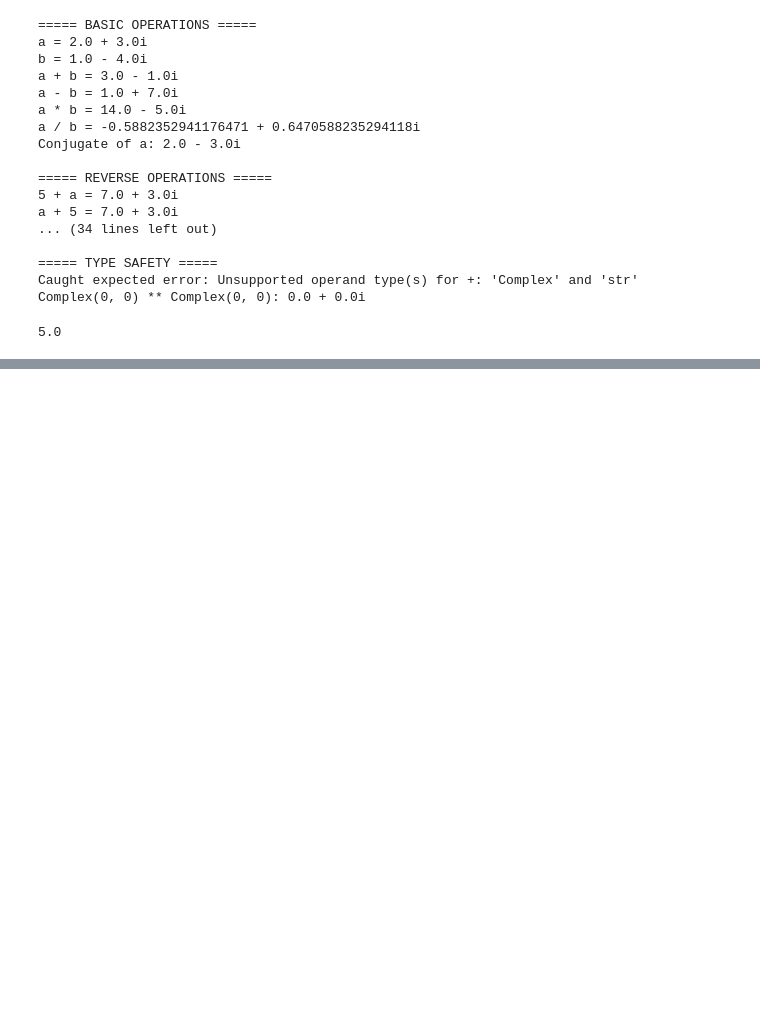
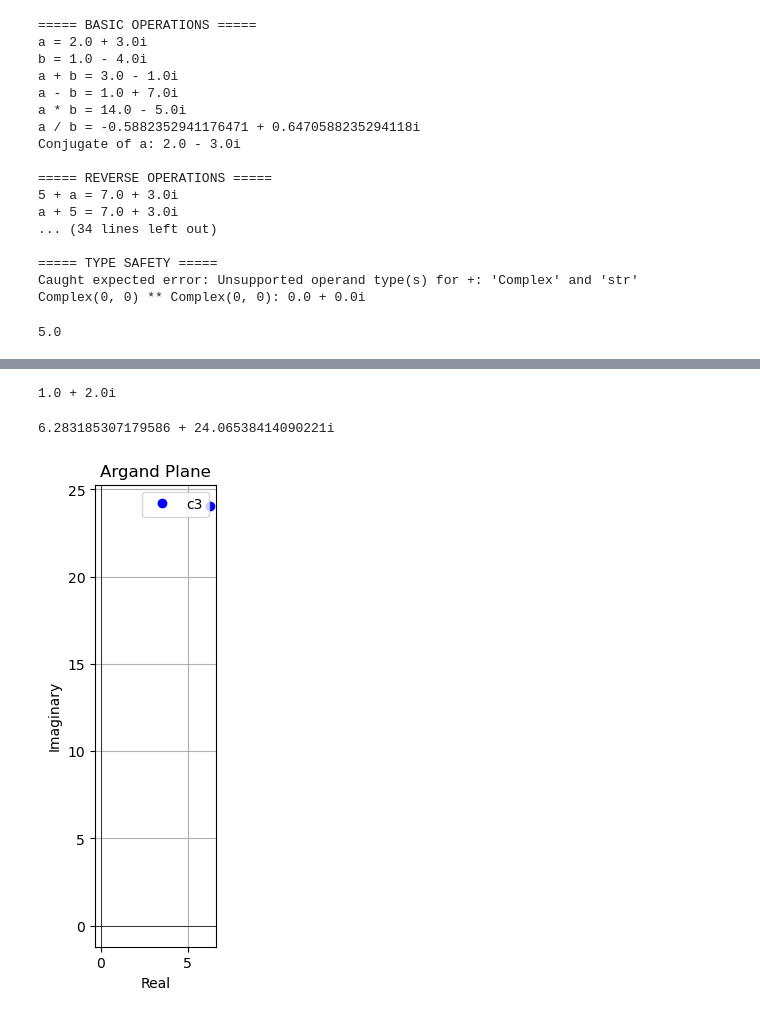
Before and after one commit to Ashirwad-Mishra/DSA, a Jupyter notebook: imaginary_calc.ipynb, the cells around one changed output, grey strips where cells are left out. Cells and saved outputs as stored; diff of their text form; code cells hidden in the pictures; blank space fills up the shorter version.

```diff
--- a/imaginary_calc.ipynb
+++ b/imaginary_calc.ipynb
@@ -341,0 +386,12 @@ print(abs(Complex(3, 4)))  # Should print the magnitude of the complex number
+# %%
+print(c2)
+# %% [output]
+1.0 + 2.0i
+# %%
+print(c3)
+# %% [output]
+6.283185307179586 + 24.06538414090221i
+# %%
+c3.plot(color='blue', label='c3')
+# %% [output]
+[figure, added]
```
Also changed, not shown: parts of 10 cells of this notebook.
